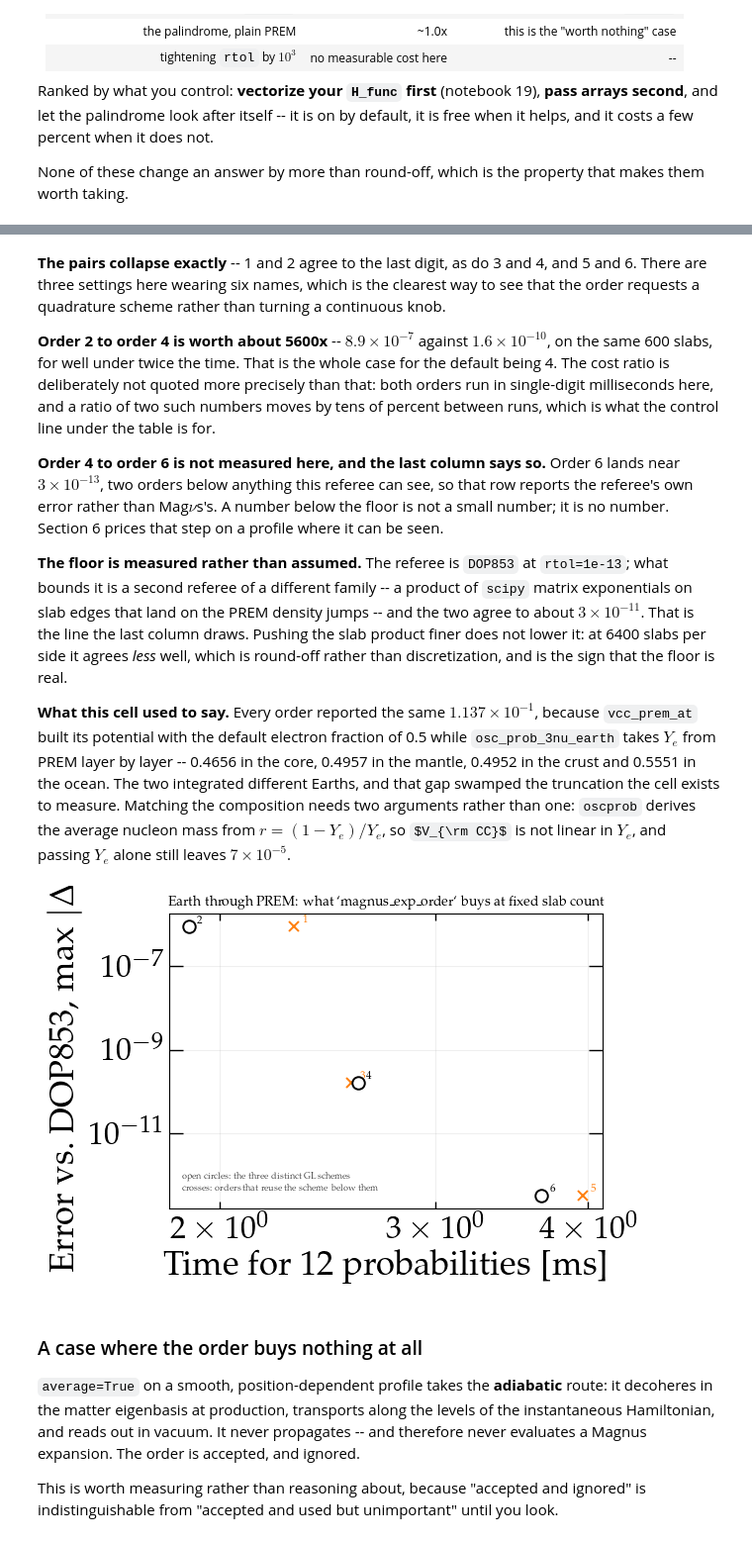
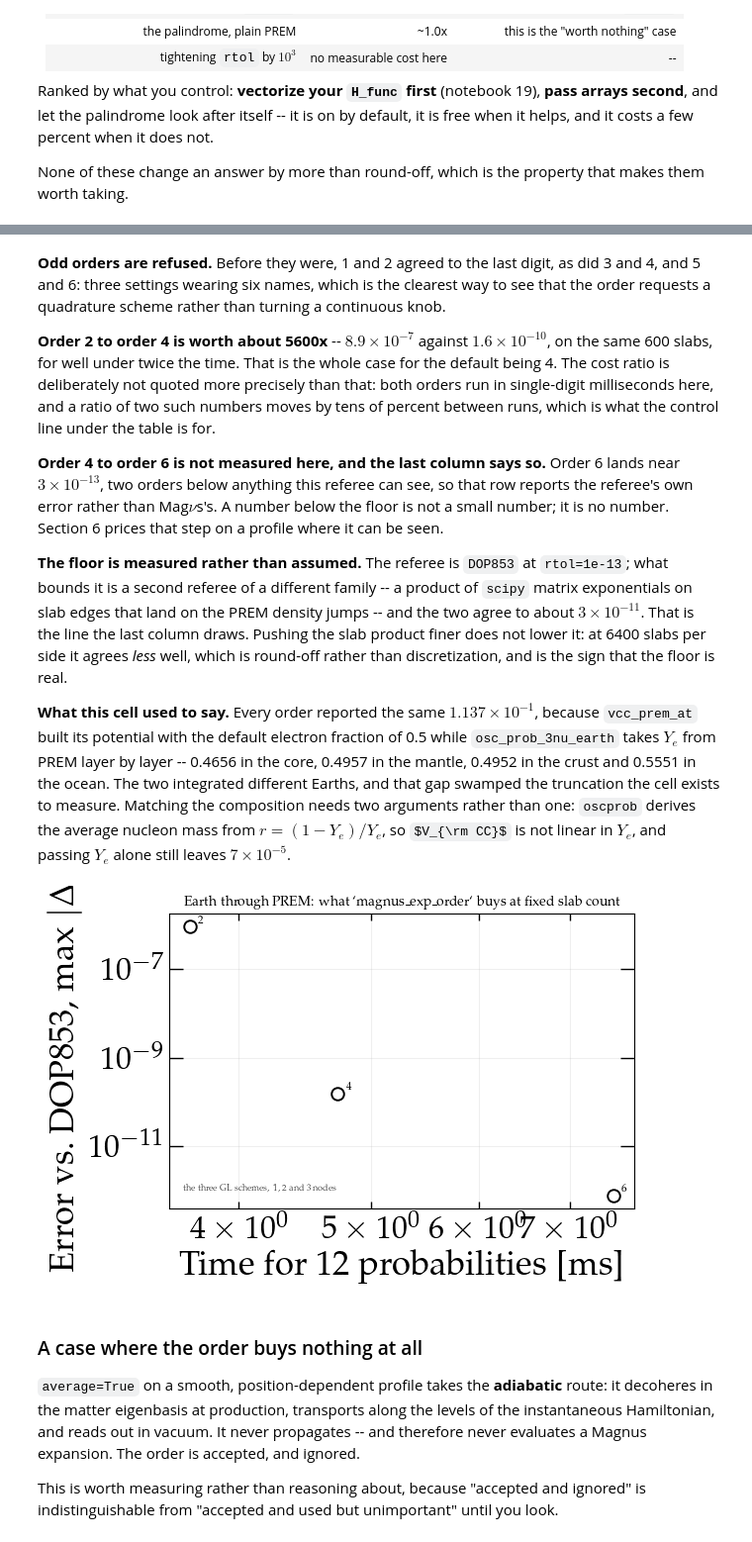
Before and after one commit to mbustama/Magnus, a Jupyter notebook: notebooks/24_magnus_performance.ipynb, the cells around one changed output, grey strips where cells are left out. Shown at 99% size. Drawn from its saved outputs; the diff is of its cells as text; code cells hidden in the pictures; some formulas as TeX source.

```diff
--- a/notebooks/24_magnus_performance.ipynb
+++ b/notebooks/24_magnus_performance.ipynb
@@ -351,12 +351,12 @@ print('%6s %10s %14s %7s   %s'
       % ('order', 'ms', 'max |dP|', 'nodes', 'resolved by the referee?'))
 print('-'*74)
 rows_ord = []
-for order in (1, 2, 3, 4, 5, 6):
+for order in (2, 4, 6):
     P, t = best_of(lambda o=order: earth_at_order(o))
     err = float(np.max(np.abs(P - REF_ORD)))
     rows_ord.append((order, t, err))
     print('%6d %10.2f %14.3e %7d   %s'
-          % (order, 1.0e3*t, err, 1 if order <= 2 else (2 if order <= 4 else 3),
+          % (order, 1.0e3*t, err, order//2,
              'yes' if err > 5.0*REF_FLOOR else "no -- the referee's own error"))
 
 _, t_ctl_1 = best_of(control_call)
@@ -382,6 +379,6 @@ control, before and after the sweep: 0.10 -> 0.10 ms, ratio 1.03
 # %% [markdown]
-**The pairs collapse exactly** -- 1 and 2 agree to the last digit, as do 3 and 4, and 5 and 6.
-There are three settings here wearing six names, which is the clearest way to see that the order
+**Odd orders are refused.** Before they were, 1 and 2 agreed to the last digit, as did 3 and 4,
+and 5 and 6: three settings wearing six names, which is the clearest way to see that the order
 requests a quadrature scheme rather than turning a continuous knob.
 
 **Order 2 to order 4 is worth about 5600x** -- $8.9\times10^{-7}$ against $1.6\times10^{-10}$, on
@@ -412,25 +409,21 @@ so $V_{\rm CC}$ is not linear in $Y_e$, and passing $Y_e$ alone still leaves $7\
 # %%
 fig, ax = plt.subplots(figsize=(6.4, 4.4))
 for order, t, err in rows_ord:
-    marker = 'o' if order in (2, 4, 6) else 'x'
-    ax.loglog(1.0e3*t, max(err, 1.0e-16), marker, ms=9 if order in (2, 4, 6) else 7,
-              mfc='white' if order in (2, 4, 6) else 'C1',
-              color='k' if order in (2, 4, 6) else 'C1', mew=1.4, zorder=4)
+    ax.loglog(1.0e3*t, max(err, 1.0e-16), 'o', ms=9, mfc='white', color='k', mew=1.4,
+              zorder=4)
     ax.annotate(str(order), xy=(1.0e3*t, max(err, 1.0e-16)), xytext=(6, 3),
-                textcoords='offset points', fontsize=8,
-                color='k' if order in (2, 4, 6) else 'C1')
+                textcoords='offset points', fontsize=8, color='k')
 ax.set_xlabel('Time for 12 probabilities [ms]')
 ax.set_ylabel(r'Error vs.\ DOP853,  max $|\Delta P|$')
 ax.set_title(r'Earth through PREM: what `magnus_exp_order` buys at fixed slab count',
              fontsize=10)
 ax.grid(True, which='both', alpha=0.2)
-ax.text(0.03, 0.06, 'open circles: the three distinct GL schemes\n'
-        'crosses: orders that reuse the scheme below them',
-        transform=ax.transAxes, fontsize=6.6, color='0.3', linespacing=1.5)
+ax.text(0.03, 0.06, 'the three GL schemes, 1, 2 and 3 nodes',
+        transform=ax.transAxes, fontsize=6.6, color='0.3')
 fig.tight_layout(pad=1.2)
 fig.savefig('../fig/expansion_order.pdf', bbox_inches='tight')
 # %% [output]
-[figure, old version]
+[figure, new version]
 # %% [markdown]
 ### A case where the order buys nothing at all
 
```
Also changed, not shown: parts of 8 cells of this notebook, 16 other files.
